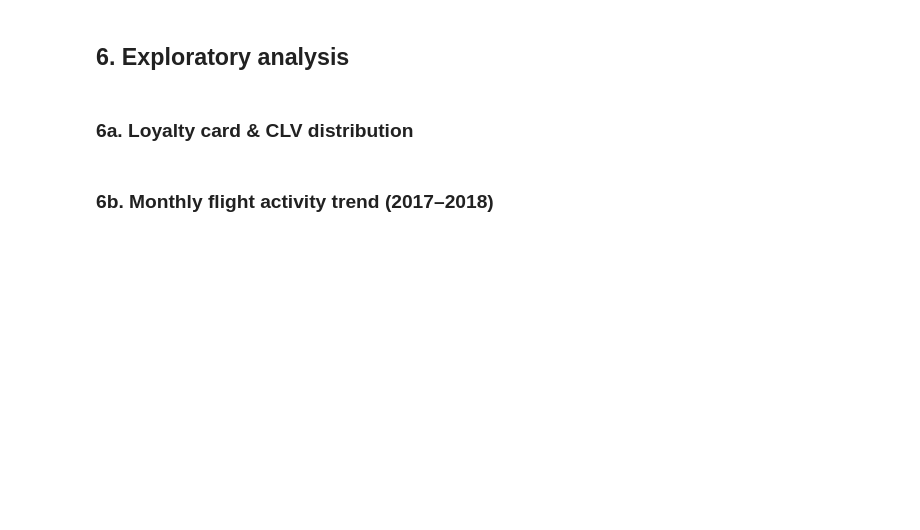
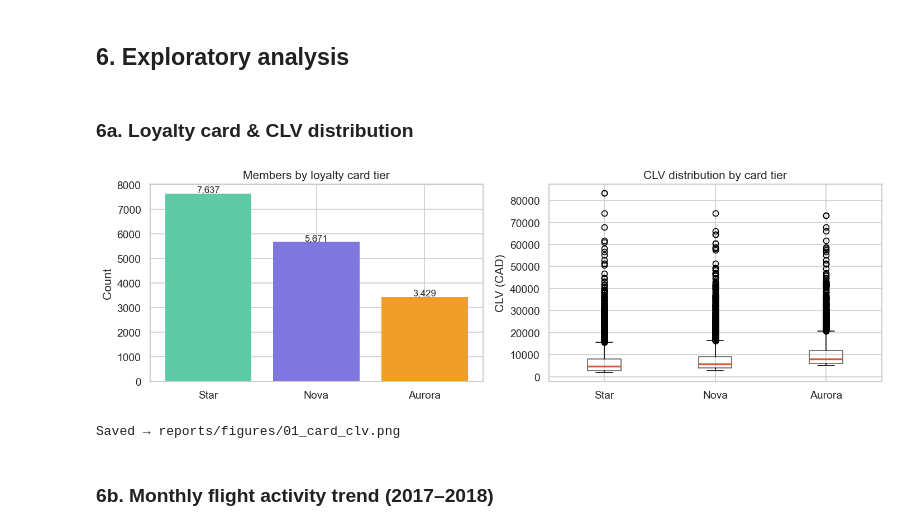
Before and after one commit to MadhurGupta788/airline-loyalty-intelligence, a Jupyter notebook: notebooks/01_eda.ipynb, the cells around one changed output. Drawn from its saved outputs; the diff is of its cells as text; code cells hidden in the pictures; blank space fills up the shorter version.

Commit message:
Notebook 01: EDA, data audit, churn definitions complete

```diff
--- a/notebooks/01_eda.ipynb
+++ b/notebooks/01_eda.ipynb
@@ -14,8 +14,8 @@ import seaborn as sns
 from pathlib import Path
 
 # ── Paths ── update DATA_DIR if your folder layout is different
-DATA_DIR = Path("data/raw")          # put the four CSV files here
-FIG_DIR  = Path("reports/figures")
+DATA_DIR = Path.home() / "airline-loyalty-intelligence" / "data" / "raw"          # put the four CSV files here
+FIG_DIR  = Path.home() / "airline-loyalty-intelligence" / "reports" / "figures"
 FIG_DIR.mkdir(parents=True, exist_ok=True)
 
 # ── Plot style
@@ -28,8 +36,8 @@ print("Libraries loaded.")
 # %%
-lh  = pd.read_csv(DATA_DIR / "Customer_Loyalty_History.csv")
-fa  = pd.read_csv(DATA_DIR / "Customer_Flight_Activity.csv")
+lh  = pd.read_csv(DATA_DIR / "Customer Loyalty History.csv")
+fa  = pd.read_csv(DATA_DIR / "Customer Flight Activity.csv")
 cal = pd.read_csv(DATA_DIR / "Calendar.csv")
-dd  = pd.read_csv(DATA_DIR / "Airline_Loyalty_Data_Dictionary.csv")
+dd  = pd.read_csv(DATA_DIR / "Airline Loyalty Data Dictionary.csv")
 
 print(f"Loyalty History  : {lh.shape[0]:,} rows × {lh.shape[1]} cols")
 print(f"Flight Activity  : {fa.shape[0]:,} rows × {fa.shape[1]} cols")
@@ -118,28 +193,32 @@ print("  fa : Date")
 # %%
 fig, axes = plt.subplots(1, 2, figsize=(12, 4))
 
 # Card tier counts
 card_order = ["Star", "Nova", "Aurora"]
 card_counts = lh["Loyalty Card"].value_counts().reindex(card_order)
 axes[0].bar(card_order, card_counts.values, color=["#5DCAA5","#7F77DD","#EF9F27"], edgecolor="none")
 axes[0].set_title("Members by loyalty card tier")
 axes[0].set_ylabel("Count")
 for i, v in enumerate(card_counts.values):
     axes[0].text(i, v + 50, f"{v:,}", ha="center", fontsize=10)
 
 # CLV by card tier
-lh.boxplot(column="CLV", by="Loyalty Card", ax=axes[1], order=card_order,
-           boxprops=dict(color="#5F5E5A"),
-           medianprops=dict(color="#D85A30", linewidth=2))
+card_data = [lh[lh["Loyalty Card"] == card]["CLV"].dropna() for card in card_order]
+axes[1].boxplot(card_data, labels=card_order,
+               boxprops=dict(color="#5F5E5A"),
+               medianprops=dict(color="#D85A30", linewidth=2))
 axes[1].set_title("CLV distribution by card tier")
 axes[1].set_xlabel("")
 axes[1].set_ylabel("CLV (CAD)")
 plt.suptitle("")
 
 plt.tight_layout()
 plt.savefig(FIG_DIR / "01_card_clv.png", bbox_inches="tight")
 plt.show()
 print("Saved → reports/figures/01_card_clv.png")
+# %% [output]
+[figure, added]
+Saved → reports/figures/01_card_clv.png
 # %% [markdown]
 ### 6b. Monthly flight activity trend (2017–2018)
 # %%
```
Also changed, not shown: parts of 11 cells of this notebook, 7 other files.
